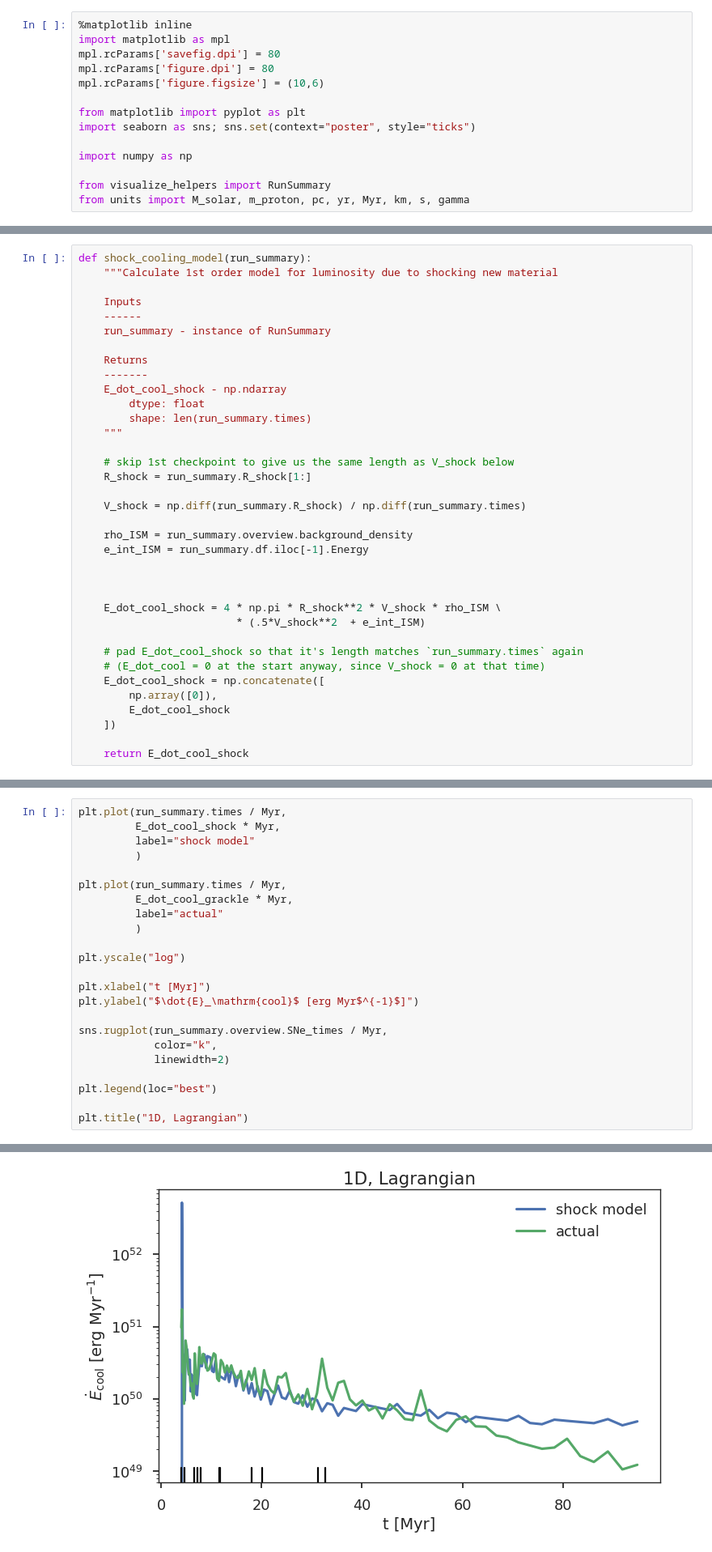
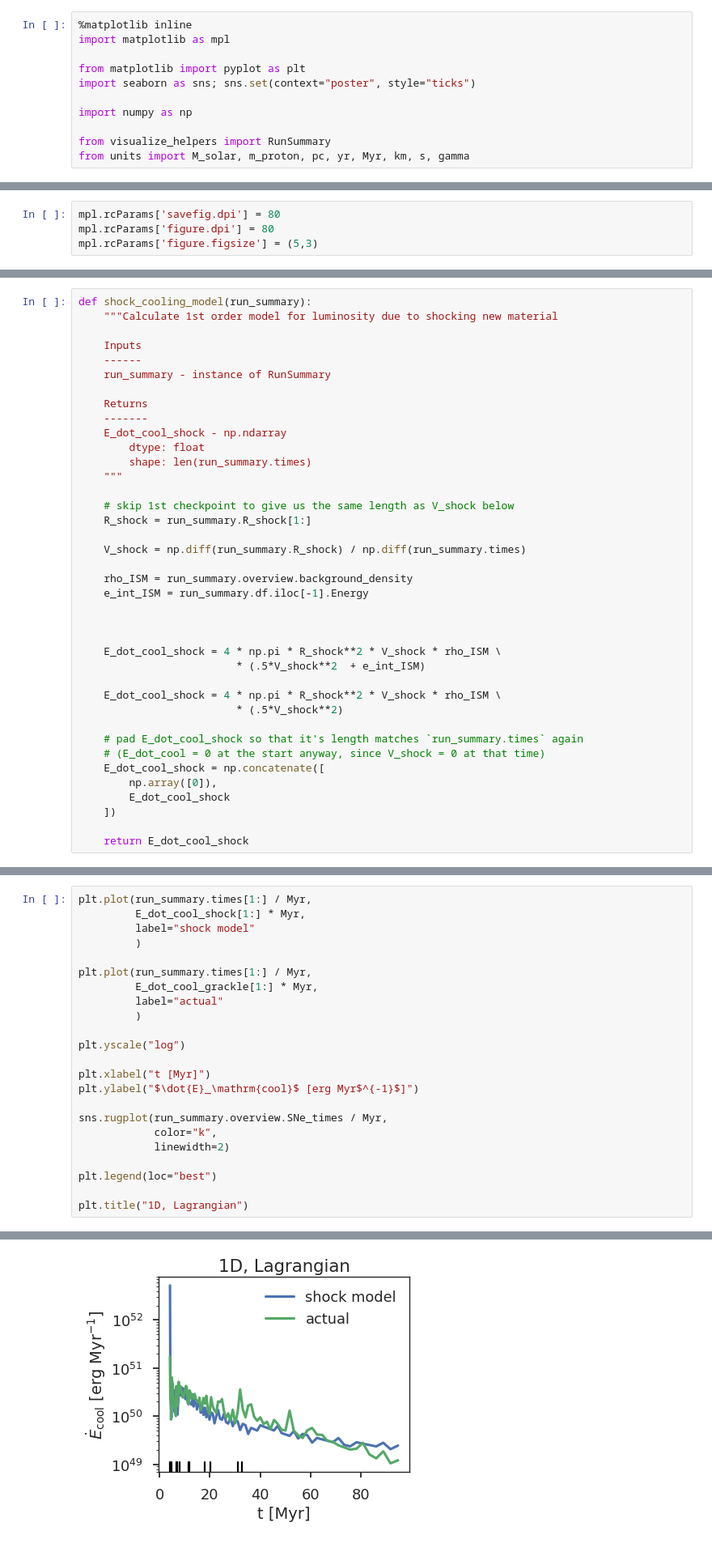
Before and after one commit to egentry/gizmo-clustered-SNe, a Jupyter notebook: scripts/shock cooling.ipynb, the cells around one changed output, grey strips where cells are left out. Shown: that part at 81% size. Drawn from its saved outputs; the diff is of its cells as text.

```diff
--- a/scripts/shock cooling.ipynb
+++ b/scripts/shock cooling.ipynb
@@ -82,9 +82,6 @@ Fantastic. Now this isn't enough to predict the shock energy far into the future
 # %%
 %matplotlib inline
 import matplotlib as mpl
-mpl.rcParams['savefig.dpi'] = 80
-mpl.rcParams['figure.dpi'] = 80
-mpl.rcParams['figure.figsize'] = (10,6)
 
 from matplotlib import pyplot as plt
 import seaborn as sns; sns.set(context="poster", style="ticks")
@@ -106,6 +103,10 @@ grackle cooling file:  b'/pfs/home/egentry/local/grackle/input/CloudyData_UVB=HM
     time   : 3.17e-14 Myr
 
 grackle cooling file:  b'/pfs/home/egentry/local/grackle/input/CloudyData_UVB=HM2012.h5'
+# %%
+mpl.rcParams['savefig.dpi'] = 80
+mpl.rcParams['figure.dpi'] = 80
+mpl.rcParams['figure.figsize'] = (5,3)
 # %%
 data_dir_1D = "1D_data/"
 
@@ -148,6 +149,9 @@ def shock_cooling_model(run_summary):
     E_dot_cool_shock = 4 * np.pi * R_shock**2 * V_shock * rho_ISM \
                          * (.5*V_shock**2  + e_int_ISM)
 
+    E_dot_cool_shock = 4 * np.pi * R_shock**2 * V_shock * rho_ISM \
+                         * (.5*V_shock**2)
+
     # pad E_dot_cool_shock so that it's length matches `run_summary.times` again
     # (E_dot_cool = 0 at the start anyway, since V_shock = 0 at that time)
     E_dot_cool_shock = np.concatenate([
@@ -204,13 +208,13 @@ sns.rugplot(run_summary.overview.SNe_times / Myr,
 # %% [markdown]
 # Plot Both
 # %%
-plt.plot(run_summary.times / Myr,
-         E_dot_cool_shock * Myr,
+plt.plot(run_summary.times[1:] / Myr,
+         E_dot_cool_shock[1:] * Myr,
          label="shock model"
          )
 
-plt.plot(run_summary.times / Myr,
-         E_dot_cool_grackle * Myr,
+plt.plot(run_summary.times[1:] / Myr,
+         E_dot_cool_grackle[1:] * Myr,
          label="actual"
          )
 
@@ -231 +235 @@ plt.title("1D, Lagrangian")
-[figure, old version]
+[figure, new version]
```
Also changed, not shown: parts of 5 cells of this notebook, 3 other files.
